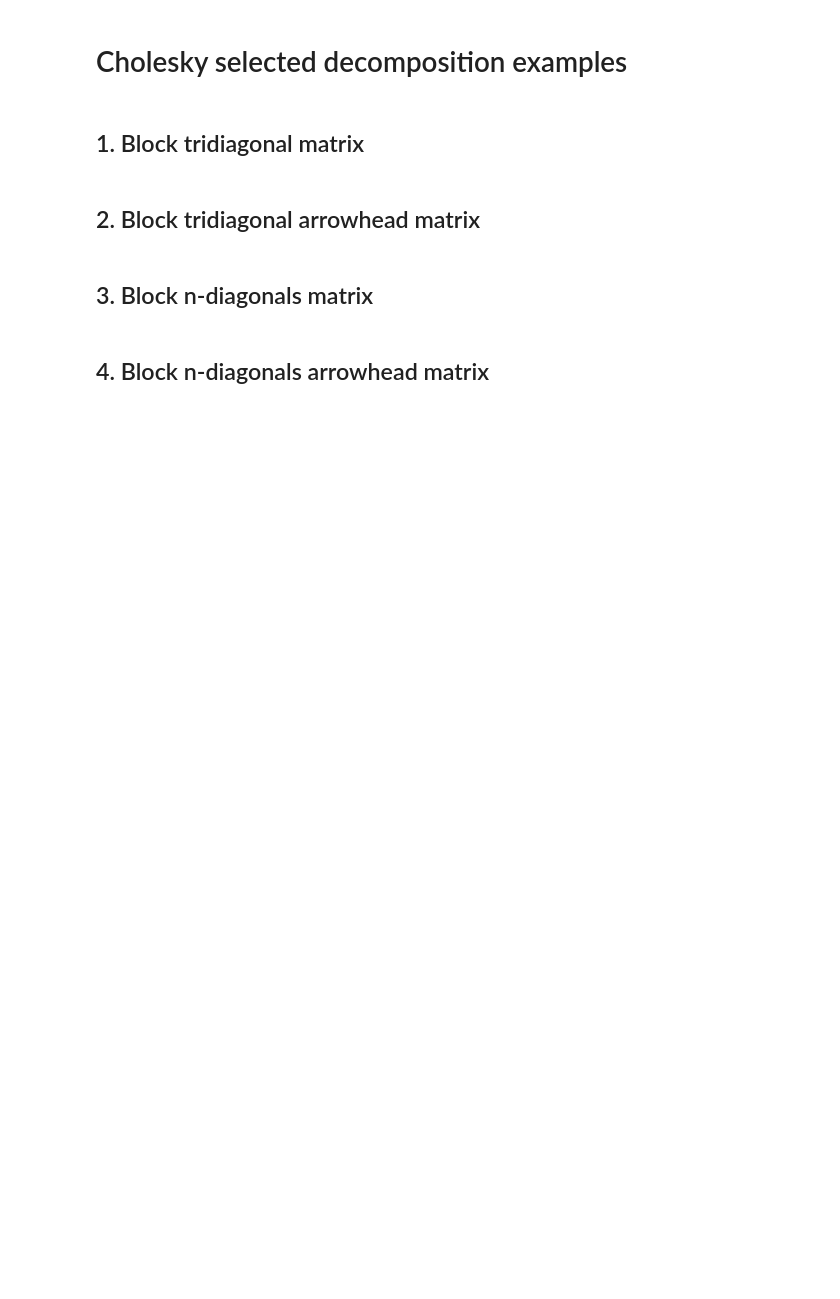
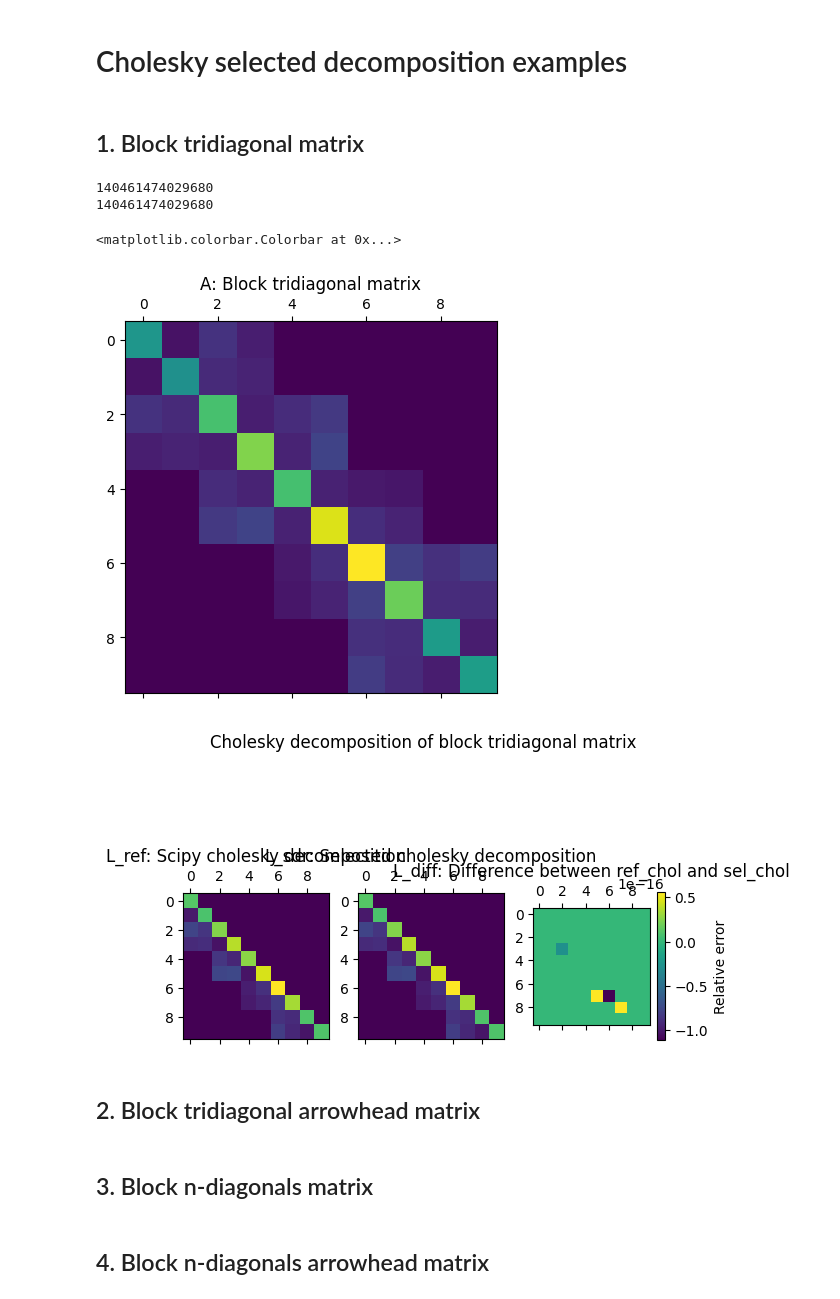
Before and after one commit to vincent-maillou/serinv, a Jupyter notebook: examples/cholesky_decomposition_example.ipynb, the cells around one changed output. Cells and saved outputs as stored; diff of their text form; code cells hidden in the pictures; blank space fills up the shorter version.

```diff
--- a/examples/cholesky_decomposition_example.ipynb
+++ b/examples/cholesky_decomposition_example.ipynb
@@ -9,36 +9,57 @@ from sdr.utils import matrix_generation
 # %% [markdown]
 ## 1. Block tridiagonal matrix
 # %%
-%matplotlib widget
+# %matplotlib widget
 
 from sdr.cholesky.cholesky_decompose import chol_dcmp_tridiag
 
 nblocks = 5
 blocksize = 2
 symmetric = True
 diagonal_dominant = True
 seed = 63
 
 A = matrix_generation.generate_blocktridiag(
     nblocks, blocksize, symmetric, diagonal_dominant, seed
 )
 
 plt.matshow(A)
 plt.title("A: Block tridiagonal matrix")
 
+print(id(A))
+
 # --- Decomposition ---
 
 fig, ax = plt.subplots(1, 3)
 fig.suptitle("Cholesky decomposition of block tridiagonal matrix")
 L_ref = la.cholesky(A, lower=True)
 ax[0].set_title("L_ref: Scipy cholesky decomposition")
 ax[0].matshow(L_ref)
 
 L_sdr = chol_dcmp_tridiag(A, blocksize)
 ax[1].set_title("L_sdr: Selected cholesky decomposition")
 ax[1].matshow(L_sdr)
+print(id(L_sdr))
+assert np.allclose(L_ref, L_sdr)
 
 L_diff = L_ref - L_sdr
 ax[2].set_title("L_diff: Difference between ref_chol and sel_chol")
 ax[2].matshow(L_diff)
 fig.colorbar(ax[2].matshow(L_diff), ax=ax[2], label="Relative error", shrink=0.4)
+
+L_sdr = chol_dcmp_tridiag(A, blocksize, True)
+ax[1].set_title("L_sdr: Selected cholesky decomposition")
+ax[1].matshow(L_sdr)
+print(id(L_sdr))
+assert np.allclose(L_ref, L_sdr)
+
+L_diff = L_ref - L_sdr
+ax[2].set_title("L_diff: Difference between ref_chol and sel_chol")
+ax[2].matshow(L_diff)
+fig.colorbar(ax[2].matshow(L_diff), ax=ax[2], label="Relative error", shrink=0.4)
+# %% [output]
+140461474029680
+140461474029680
+<matplotlib.colorbar.Colorbar at 0x...>
+[figure, added]
+[figure, added]
```
Also changed, not shown: parts of 1 cell of this notebook, 1 other file.
